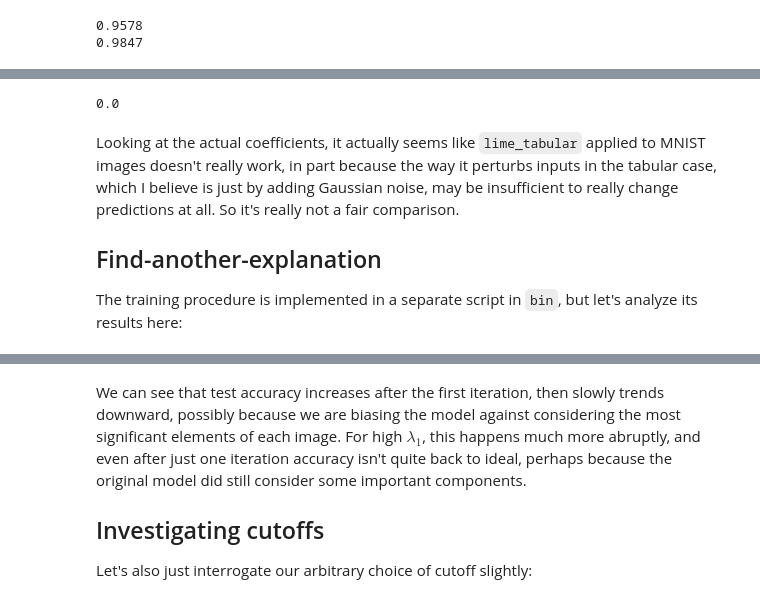
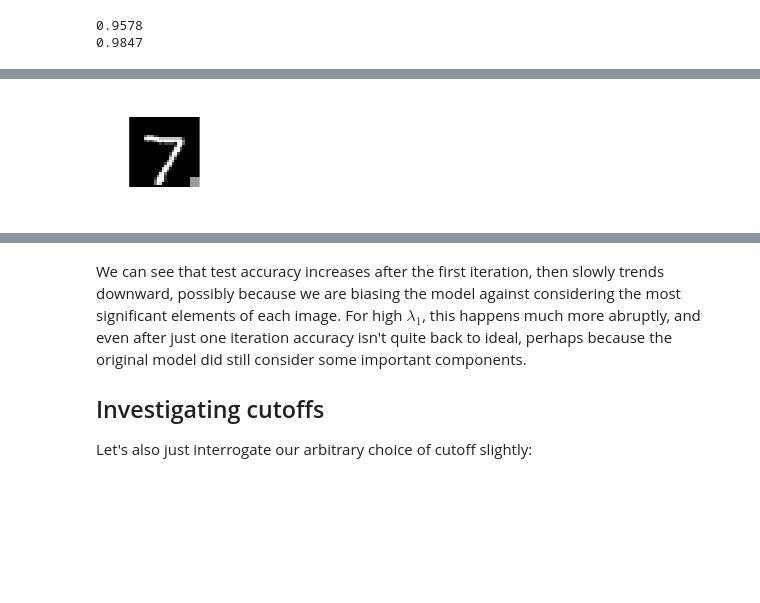
Before and after one commit to dtak/rrr, a Jupyter notebook: experiments/Decoy MNIST.ipynb, the cells around one changed output, grey strips where cells are left out. Saved outputs shown, nothing was run; the diff lists cells and outputs as text; code cells hidden in the pictures; blank space fills up the shorter version.

```diff
--- a/experiments/Decoy MNIST.ipynb
+++ b/experiments/Decoy MNIST.ipynb
@@ -108,10 +95,6 @@ grads for 9 examples took 0.00055s/example, which is 23049x faster
-# %%
-np.sum(e.coefs.sum() for e in lime_explanations)
-# %% [output]
-0.0
-# %% [markdown]
-Looking at the actual coefficients, it actually seems like `lime_tabular` applied to MNIST images doesn't really work, in part because the way it perturbs inputs in the tabular case, which I believe is just by adding Gaussian noise, may be insufficient to really change predictions at all. So it's really not a fair comparison.
-
-## Find-another-explanation
-
-The training procedure is implemented in a separate script in `bin`, but let's analyze its results here:
+# %%
+plt.figure(figsize=(1,1))
+image_grid(Xt[:1], (28,28), 1)
+plt.show()
+# %% [output]
+[figure, added]
```
Also changed, not shown: parts of 16 cells of this notebook, 8 other files.
